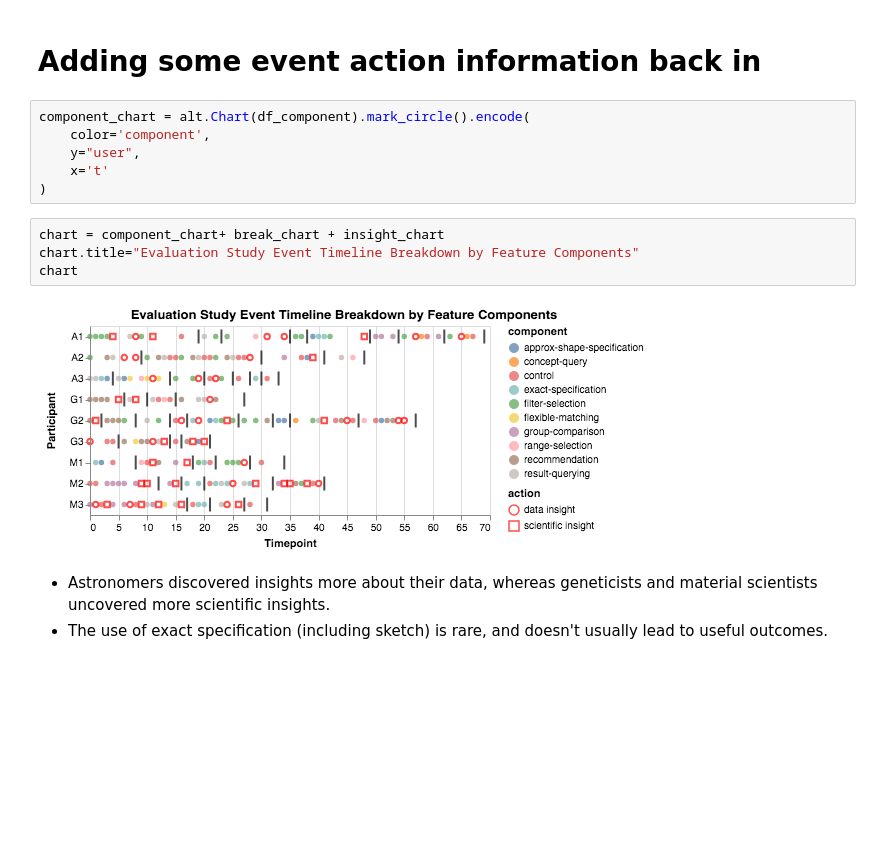
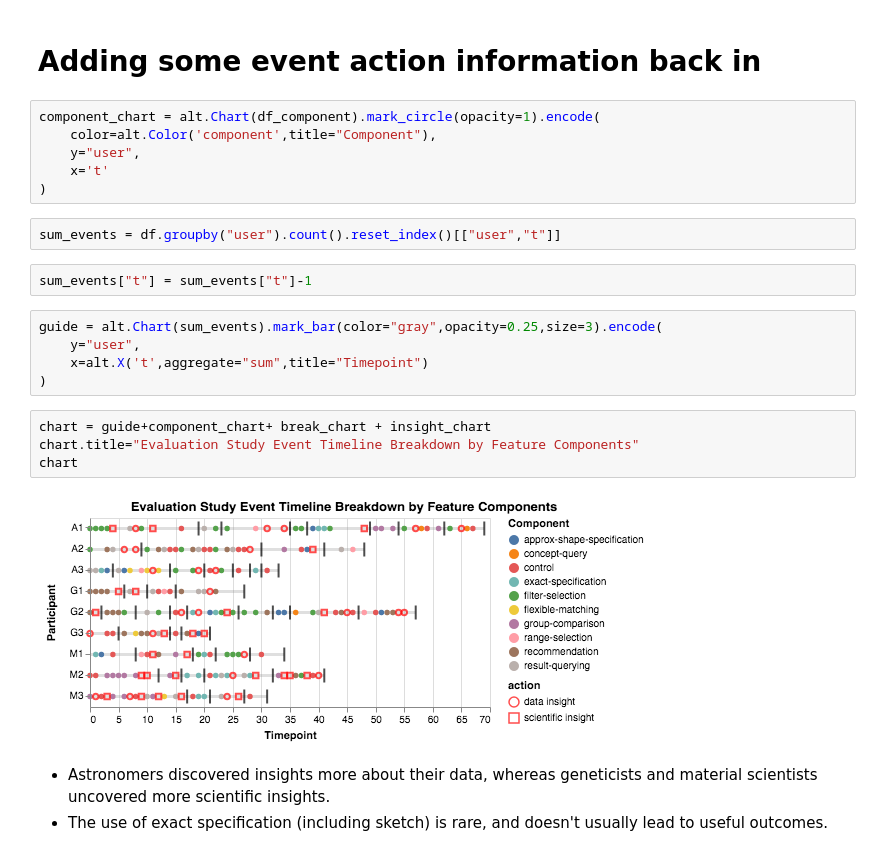
Before and after one commit to dorisjlee/ZV-paper, a Jupyter notebook: analysis/EventSeriesAnalysis.ipynb, the cells around one changed output. Drawn from its saved outputs; the diff is of its cells as text; blank space fills up the shorter version.

```diff
--- a/analysis/EventSeriesAnalysis.ipynb
+++ b/analysis/EventSeriesAnalysis.ipynb
@@ -131,17 +131,26 @@ alt.Chart(df_component).mark_circle().encode(
 # %% [markdown]
 # Adding some event action information back in
 # %%
-component_chart = alt.Chart(df_component).mark_circle().encode(
-    color='component',
+component_chart = alt.Chart(df_component).mark_circle(opacity=1).encode(
+    color=alt.Color('component',title="Component"),
     y="user",
     x='t'
 )
+# %%
+sum_events = df.groupby("user").count().reset_index()[["user","t"]]
+# %%
+sum_events["t"] = sum_events["t"]-1
+# %%
+guide = alt.Chart(sum_events).mark_bar(color="gray",opacity=0.25,size=3).encode(
+    y="user",
+    x=alt.X('t',aggregate="sum",title="Timepoint")
+)
 # %%
-chart = component_chart+ break_chart + insight_chart
+chart = guide+component_chart+ break_chart + insight_chart
 chart.title="Evaluation Study Event Timeline Breakdown by Feature Components"
 chart
 # %% [output]
-[figure, old version]
+[figure, new version]
 # %% [markdown]
 - Astronomers discovered insights more about their data, whereas geneticists and material scientists uncovered more scientific insights.
 - The use of exact specification (including sketch) is rare, and doesn't usually lead to useful outcomes.
```
Also changed, not shown: parts of 17 cells of this notebook, 15 other files.
